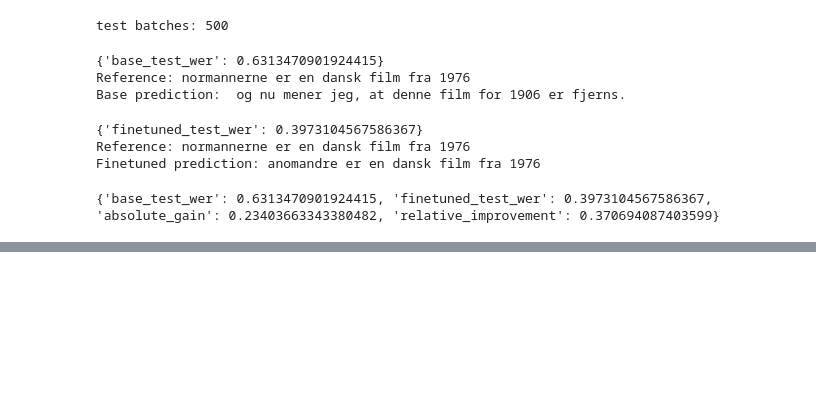
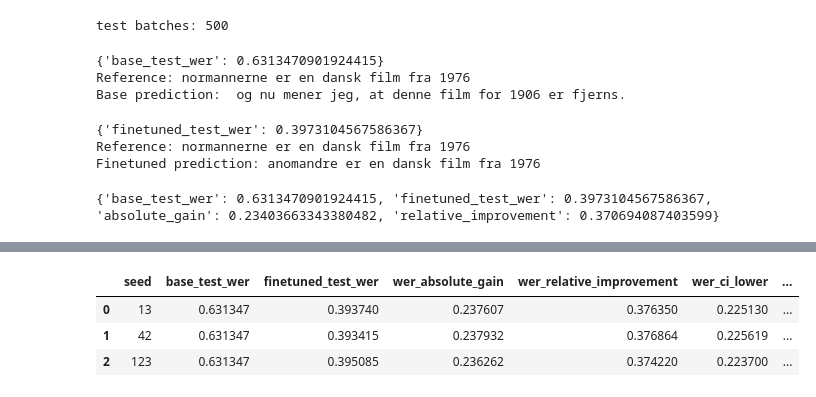
Before and after one commit to hallgrimurth/Whisper-Finetuning, a Jupyter notebook: src/Coral_Whisper.ipynb, the cells around one changed output, grey strips where cells are left out. Cells and saved outputs as stored; diff of their text form; code cells hidden in the pictures; blank space fills up the shorter version.

Commit message:
fixing display window

```diff
--- a/src/Coral_Whisper.ipynb
+++ b/src/Coral_Whisper.ipynb
@@ -455,0 +498,16 @@ test_comparison_df.head(10)
+# %%
+df = pd.read_csv(DATA_ROOT / "metadata.csv")
+test_df = pd.read_csv(TEST_METADATA_PATH)
+
+full_train_df = df[df["split"] == "train"].copy()
+
+val_df = full_train_df.sample(frac=VAL_FRACTION, random_state=VAL_SPLIT_SEED)
+train_df = full_train_df.drop(val_df.index).reset_index(drop=True)
+val_df = val_df.reset_index(drop=True)
+
+if len(val_df) > MAX_EVAL_SAMPLES:
+    val_df = val_df.sample(n=MAX_EVAL_SAMPLES, random_state=VAL_SPLIT_SEED).reset_index(drop=True)
+
+print("train rows:", len(train_df))
+print("val rows:", len(val_df))
+print("test rows:", len(test_df))
@@ -455,0 +871,84 @@ test_comparison_df.head(10)
+# %%
+base_model, base_processor, base_dtype = load_model_and_processor(MODEL_NAME)
+base_test_loader = build_loader(
+    test_df,
+    processor=base_processor,
+    feature_dtype=base_dtype,
+    batch_size=4,
+    shuffle=False,
+)
+base_test_results = evaluate_model_pair(base_model, base_processor, base_test_loader)
+
+del base_model, base_processor, base_test_loader
+gc.collect()
+if torch.cuda.is_available():
+    torch.cuda.empty_cache()
+
+test_rows = []
+
+for summary in seed_summaries:
+    seed = summary["seed"]
+    checkpoint_dir = Path(summary["best_checkpoint_dir"])
+
+    ft_model, ft_processor, ft_dtype = load_model_and_processor(checkpoint_dir)
+    ft_test_loader = build_loader(
+        test_df,
+        processor=ft_processor,
+        feature_dtype=ft_dtype,
+        batch_size=4,
+        shuffle=False,
+    )
+    ft_test_results = evaluate_model_pair(ft_model, ft_processor, ft_test_loader)
+
+    wer_bootstrap = paired_bootstrap_ci(
+        base_rows=base_test_results["rows"],
+        finetuned_rows=ft_test_results["rows"],
+        metric_fn=jiwer.wer,
+        n_boot=BOOTSTRAP_SAMPLES,
+        confidence_level=BOOTSTRAP_CONFIDENCE_LEVEL,
+        seed=BOOTSTRAP_SEED,
+    )
+    cer_bootstrap = paired_bootstrap_ci(
+        base_rows=base_test_results["rows"],
+        finetuned_rows=ft_test_results["rows"],
+        metric_fn=jiwer.cer,
+        n_boot=BOOTSTRAP_SAMPLES,
+        confidence_level=BOOTSTRAP_CONFIDENCE_LEVEL,
+        seed=BOOTSTRAP_SEED,
+    )
+
+    test_rows.append(
+        {
+            "seed": seed,
+            "base_test_wer": wer_bootstrap["base_score"],
+            "finetuned_test_wer": wer_bootstrap["finetuned_score"],
+            "wer_absolute_gain": wer_bootstrap["absolute_gain"],
+            "wer_relative_improvement": wer_bootstrap["relative_improvement"],
+            "wer_ci_lower": wer_bootstrap["ci_lower"],
+            "wer_ci_upper": wer_bootstrap["ci_upper"],
+            "wer_prob_gain_gt_zero": wer_bootstrap["probability_gain_gt_zero"],
+            "base_test_cer": cer_bootstrap["base_score"],
+            "finetuned_test_cer": cer_bootstrap["finetuned_score"],
+            "cer_absolute_gain": cer_bootstrap["absolute_gain"],
+            "cer_ci_lower": cer_bootstrap["ci_lower"],
+            "cer_ci_upper": cer_bootstrap["ci_upper"],
+        }
+    )
+
+    del ft_model, ft_processor, ft_test_loader
+    gc.collect()
+    if torch.cuda.is_available():
+        torch.cuda.empty_cache()
+
+multi_seed_test_df = pd.DataFrame(test_rows).sort_values("seed")
+display(multi_seed_test_df)
+
+print("test WER mean:", multi_seed_test_df["finetuned_test_wer"].mean())
+print("test WER std :", multi_seed_test_df["finetuned_test_wer"].std(ddof=1))
+print("mean WER gain:", multi_seed_test_df["wer_absolute_gain"].mean())
+print("seeds with WER CI > 0:", int((multi_seed_test_df["wer_ci_lower"] > 0).sum()))
+# %% [output]
+|  | seed | base_test_wer | finetuned_test_wer | wer_absolute_gain | wer_relative_improvement | wer_ci_lower | ... |
+| 0 | 13 | 0.631347 | 0.393740 | 0.237607 | 0.376350 | 0.225130 | ... |
+| 1 | 42 | 0.631347 | 0.393415 | 0.237932 | 0.376864 | 0.225619 | ... |
+| 2 | 123 | 0.631347 | 0.395085 | 0.236262 | 0.374220 | 0.223700 | ... |
```
Also changed, not shown: parts of 12 cells of this notebook, 2 other files.
